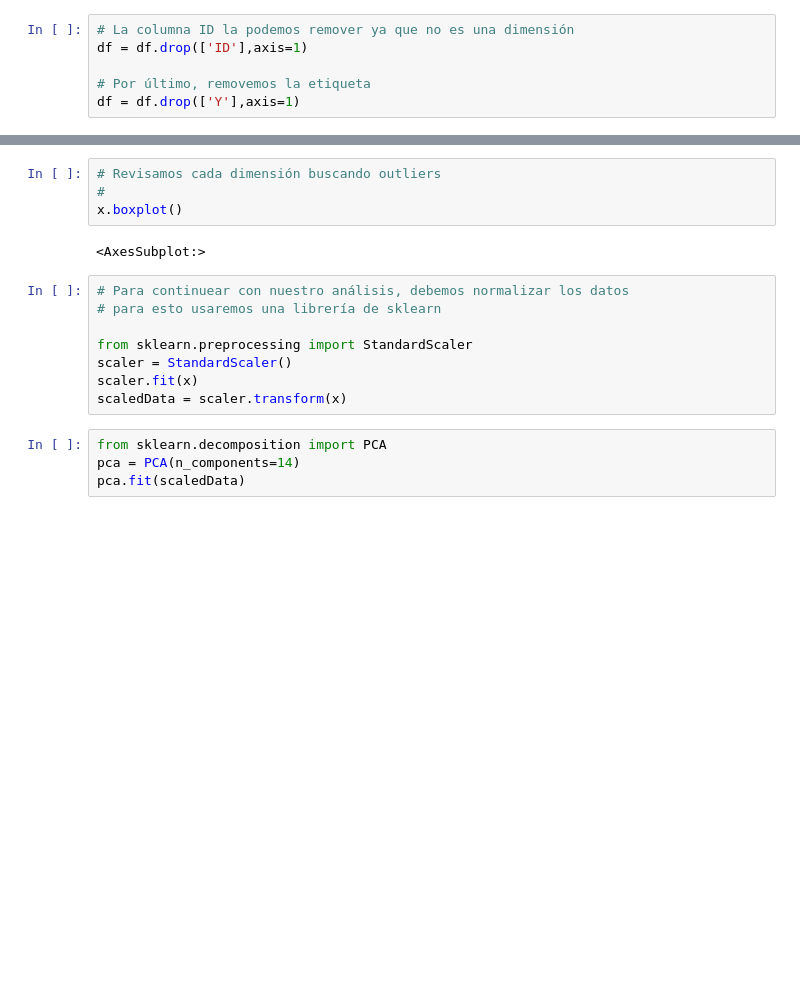
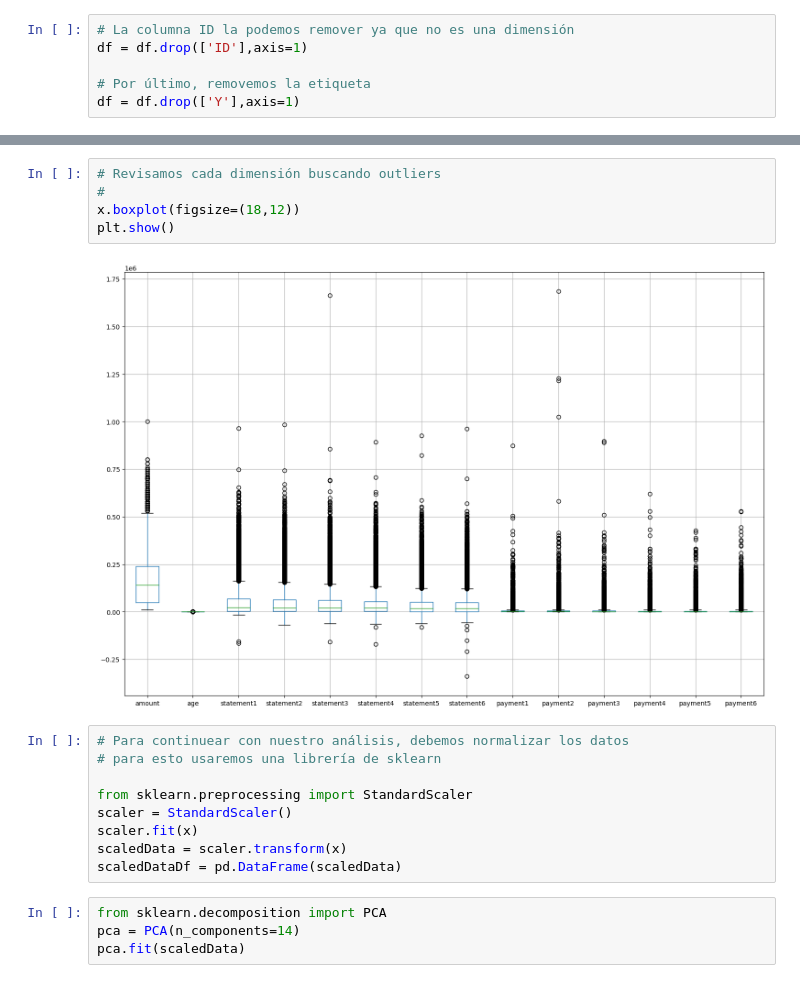
Before and after one commit to PosgradoMNA/actividades-del-projecto-96, a Jupyter notebook: Semana-4/ActividadSemana4.ipynb, the cells around one changed output, grey strips where cells are left out. Cells and saved outputs as stored; diff of their text form; blank space fills up the shorter version.

```diff
--- a/Semana-4/ActividadSemana4.ipynb
+++ b/Semana-4/ActividadSemana4.ipynb
@@ -70,9 +70,10 @@ x.describe(include="all")
 # %%
 # Revisamos cada dimensión buscando outliers
 #
-x.boxplot()
+x.boxplot(figsize=(18,12))
+plt.show()
 # %% [output]
-<AxesSubplot:>
+[figure, added]
 # %%
 # Para continuear con nuestro análisis, debemos normalizar los datos
 # para esto usaremos una librería de sklearn
@@ -81,6 +82,7 @@ from sklearn.preprocessing import StandardScaler
 scaler = StandardScaler()
 scaler.fit(x)
 scaledData = scaler.transform(x)
+scaledDataDf = pd.DataFrame(scaledData)
 # %%
 from sklearn.decomposition import PCA
 pca = PCA(n_components=14)
```
Also changed, not shown: parts of 7 cells of this notebook.
